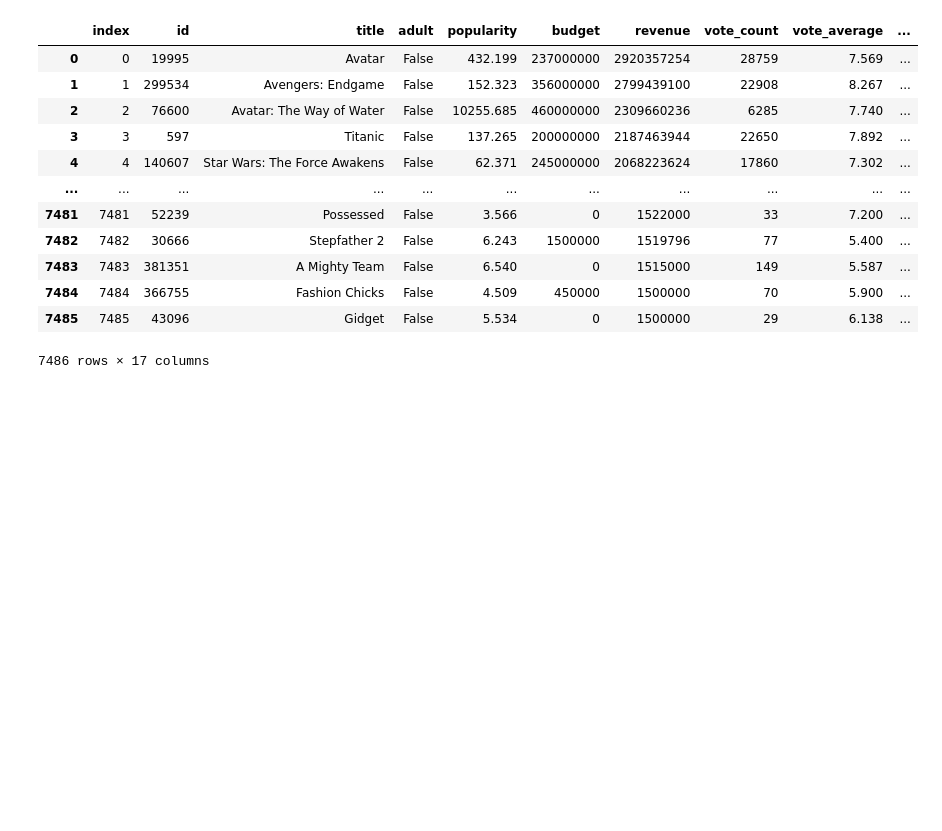
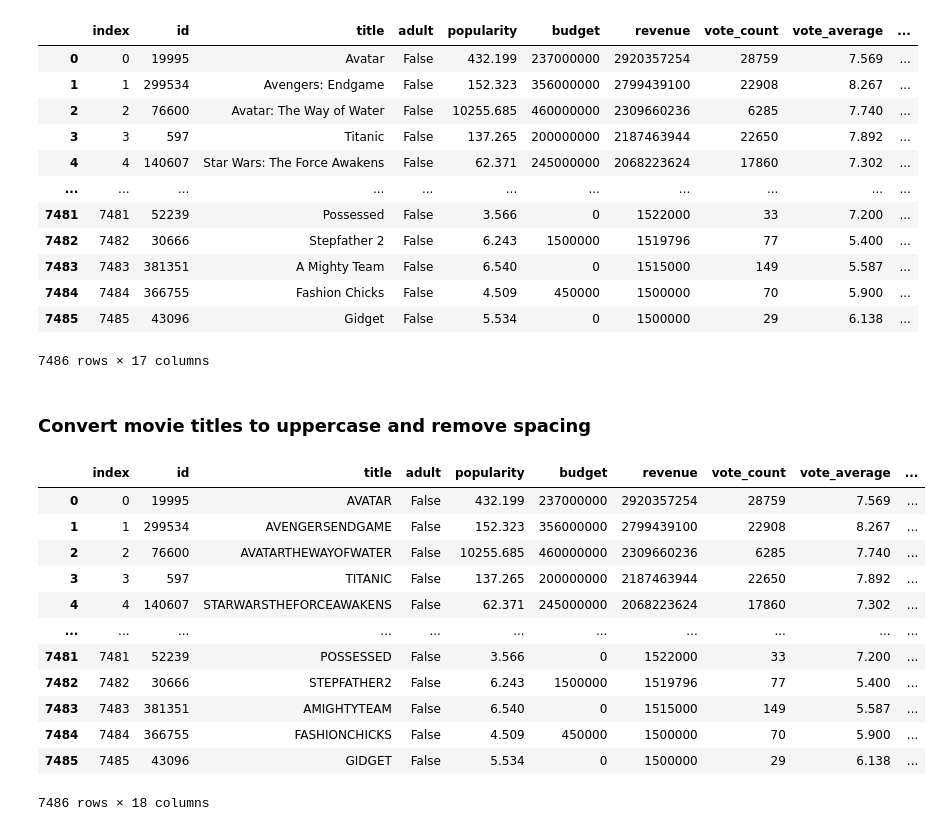
Before and after one commit to jovantay521/SC1015-Mini-Project, a Jupyter notebook: data-preparation-cleaning.ipynb, the cells around one changed output. Saved outputs shown, nothing was run; the diff lists cells and outputs as text; code cells hidden in the pictures; blank space fills up the shorter version.

```diff
--- a/data-preparation-cleaning.ipynb
+++ b/data-preparation-cleaning.ipynb
@@ -269,10 +271,10 @@ cleaned_index_df
 # %%
 cols = cleaned_index_df.columns.tolist()
-cols = cols[-1:] + cols[1:-1]
+cols = cols[0:1] + cols[2:]  # remove unnamed column with wrong indexing
 
-rearranged_df = cleaned_index_df[cols]
+cleaned_index_rearranged_df = cleaned_index_df[cols]
 
-rearranged_df
+cleaned_index_rearranged_df
 # %% [output]
 |  | index | id | title | adult | popularity | budget | revenue | vote_count | vote_average | ... |
 | 0 | 0 | 19995 | Avatar | False | 432.199 | 237000000 | 2920357254 | 28759 | 7.569 | ... |
@@ -287,4 +289,26 @@ rearranged_df
 | 7484 | 7484 | 366755 | Fashion Chicks | False | 4.509 | 450000 | 1500000 | 70 | 5.900 | ... |
 | 7485 | 7485 | 43096 | Gidget | False | 5.534 | 0 | 1500000 | 29 | 6.138 | ... |
 7486 rows × 17 columns
+# %% [markdown]
+### Convert movie titles to uppercase and remove spacing
+# %%
+cleaned_index_rearranged_df['title_duplicate'] = cleaned_index_rearranged_df.loc[:, 'title']
+cleaned_index_rearranged_df['title'] = cleaned_index_rearranged_df['title'].str.upper()
+cleaned_index_rearranged_df['title'] = cleaned_index_rearranged_df['title'].str.replace(" ", "")
+cleaned_index_rearranged_df['title'] = cleaned_index_rearranged_df['title'].str.replace(":", "")
+cleaned_index_rearranged_df
+# %% [output]
+|  | index | id | title | adult | popularity | budget | revenue | vote_count | vote_average | ... |
+| 0 | 0 | 19995 | AVATAR | False | 432.199 | 237000000 | 2920357254 | 28759 | 7.569 | ... |
+| 1 | 1 | 299534 | AVENGERSENDGAME | False | 152.323 | 356000000 | 2799439100 | 22908 | 8.267 | ... |
+| 2 | 2 | 76600 | AVATARTHEWAYOFWATER | False | 10255.685 | 460000000 | 2309660236 | 6285 | 7.740 | ... |
+| 3 | 3 | 597 | TITANIC | False | 137.265 | 200000000 | 2187463944 | 22650 | 7.892 | ... |
+| 4 | 4 | 140607 | STARWARSTHEFORCEAWAKENS | False | 62.371 | 245000000 | 2068223624 | 17860 | 7.302 | ... |
+| ... | ... | ... | ... | ... | ... | ... | ... | ... | ... | ... |
+| 7481 | 7481 | 52239 | POSSESSED | False | 3.566 | 0 | 1522000 | 33 | 7.200 | ... |
+| 7482 | 7482 | 30666 | STEPFATHER2 | False | 6.243 | 1500000 | 1519796 | 77 | 5.400 | ... |
+| 7483 | 7483 | 381351 | AMIGHTYTEAM | False | 6.540 | 0 | 1515000 | 149 | 5.587 | ... |
+| 7484 | 7484 | 366755 | FASHIONCHICKS | False | 4.509 | 450000 | 1500000 | 70 | 5.900 | ... |
+| 7485 | 7485 | 43096 | GIDGET | False | 5.534 | 0 | 1500000 | 29 | 6.138 | ... |
+7486 rows × 18 columns
 # %%
```
Also changed, not shown: parts of 3 cells of this notebook, 1 other file.
